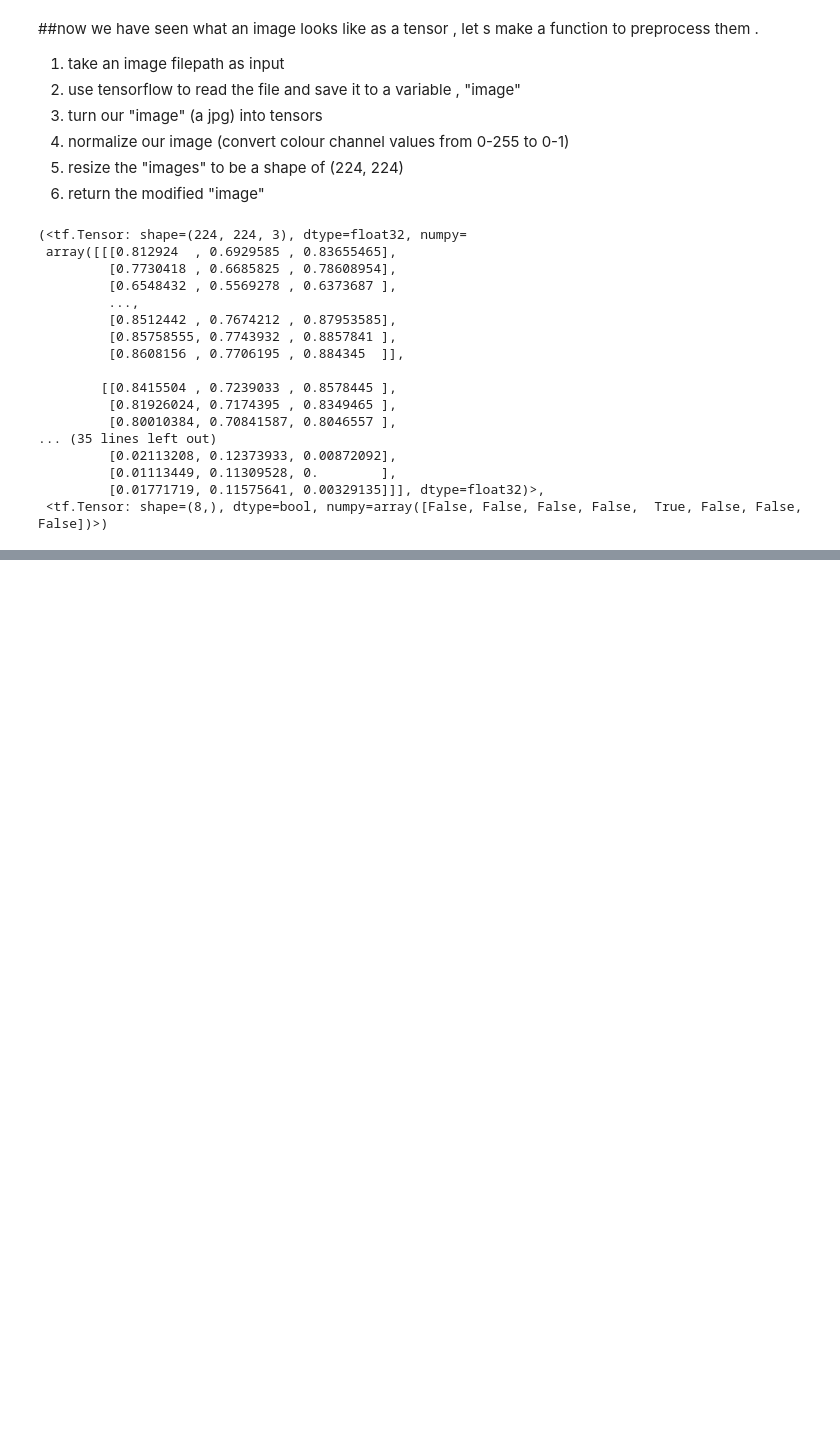
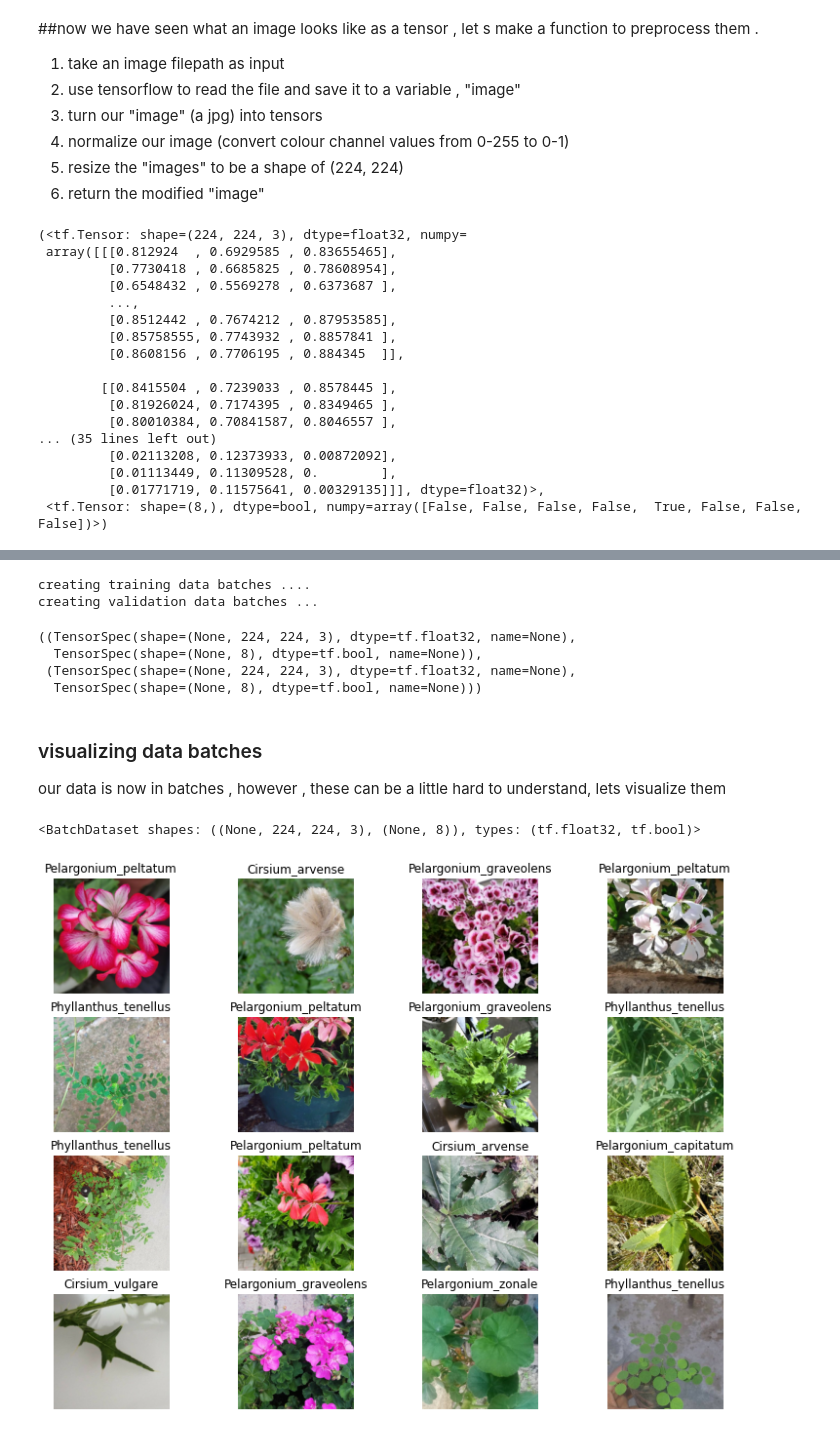
Before and after one commit to youssef-bourais/Plant_classification_using_Convolutional_Neural_Network, a Jupyter notebook: plant_classification.ipynb, the cells around one changed output, grey strips where cells are left out. Cells and saved outputs as stored; diff of their text form; code cells hidden in the pictures; blank space fills up the shorter version.

```diff
--- a/plant_classification.ipynb
+++ b/plant_classification.ipynb
@@ -335,16 +335,16 @@ def get_image_label(image_path,label) :
 # %%
-# define the batche size , 32 is a good start
-BATCH_SIZE = 32
+# define the batche size , 16 is a good start
+BATCH_SIZE = 16
 
 #creat a function to turn data into batches
-def create_data_batches(X, y = None, batch_size = BATCH_SIZE, valid_data = False, test_data = False) :
+def create_data_batches(X, y=None, batch_size = BATCH_SIZE, valid_data = False, test_data = False) :
   """
   create batches of data out of image (X) and label (y) pairs .
   shuffles the data if its training data but doesnt shuffle if its validation data.
   also accepts test data as input (no labels).
   """
 
-  # if the data is a dataset , we probably dont have labels
+  # if the data is a test dataset , we probably dont have labels
   if test_data :
     print("creating test data batches ...")
     data = tf.data.Dataset.from_tensor_slices((tf.constant(X))) # only filepaths (no labels)
@@ -374,3 +374,52 @@ def create_data_batches(X, y = None, batch_size = BATCH_SIZE, valid_data = False
     # turn the trining data into batches
     data_batch = data.batch(BATCH_SIZE)
   return data_batch
+# %%
+#creating training and validation data batches
+train_data = create_data_batches(X_train, y_train)
+val_data = create_data_batches(X_val, y_val, valid_data = True)
+# %% [output]
+creating training data batches ....
+creating validation data batches ...
+# %%
+# cheak out the different attributes of our data batches
+train_data.element_spec, val_data.element_spec
+# %% [output]
+((TensorSpec(shape=(None, 224, 224, 3), dtype=tf.float32, name=None),
+  TensorSpec(shape=(None, 8), dtype=tf.bool, name=None)),
+ (TensorSpec(shape=(None, 224, 224, 3), dtype=tf.float32, name=None),
+  TensorSpec(shape=(None, 8), dtype=tf.bool, name=None)))
+# %% [markdown]
+### visualizing data batches
+
+our data is now in batches , however , these can be a little hard to understand, lets visualize them
+# %%
+import matplotlib.pyplot as plt
+
+#creat a function for viewing images in a data batch
+def show_16_images(images, labels) :
+  """
+  dispaly a plot of 16 images and their labels from a data batch
+  """
+  #setup the figure
+  plt.figure(figsize=(13 , 10))
+  # loop through 16 (for displaying 16 images)
+  for i in range(16):
+    #create subplots (4 rows,4 cloumns)
+    ax = plt.subplot(4, 4, i+1)
+    #dispaly an image
+    plt.imshow(images[i])
+    # add the image label as the title
+    plt.title(unique_breeds[labels[i].argmax()])
+    # turn the grid lines off
+    plt.axis("off")
+# %%
+train_data
+# %% [output]
+<BatchDataset shapes: ((None, 224, 224, 3), (None, 8)), types: (tf.float32, tf.bool)>
+# %%
+#now lets visualize the data in a training batch
+traing_images, train_labels = next(train_data.as_numpy_iterator())
+show_16_images(traing_images , train_labels)
+# %% [output]
+[figure, added]
```
Also changed, not shown: parts of 19 cells of this notebook.
